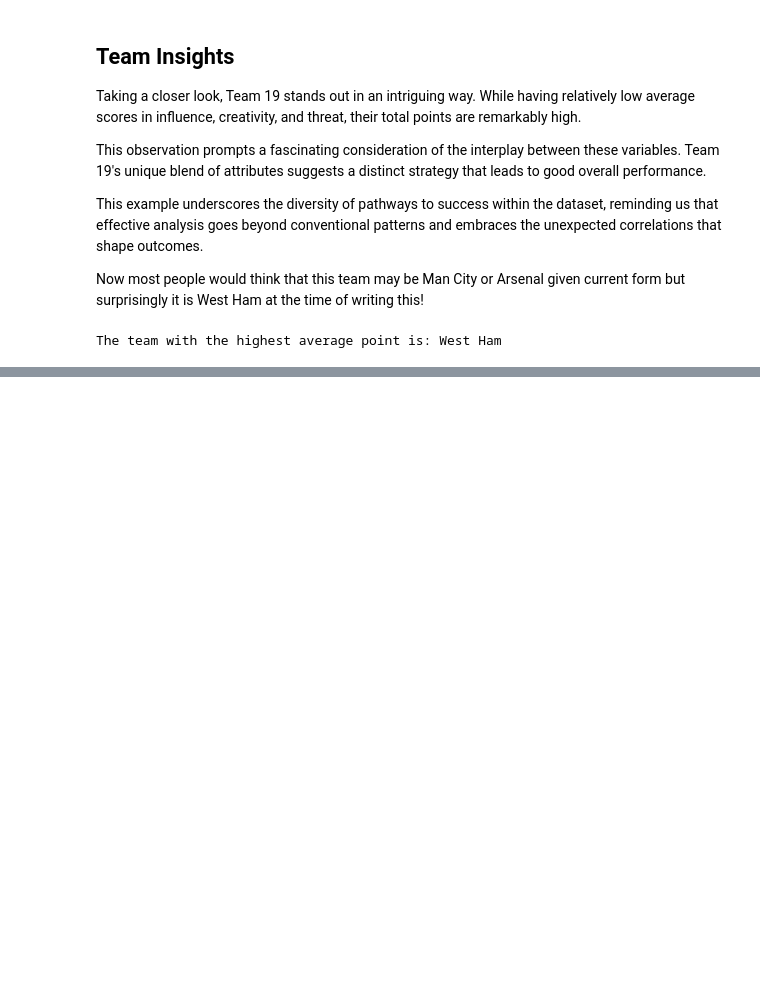
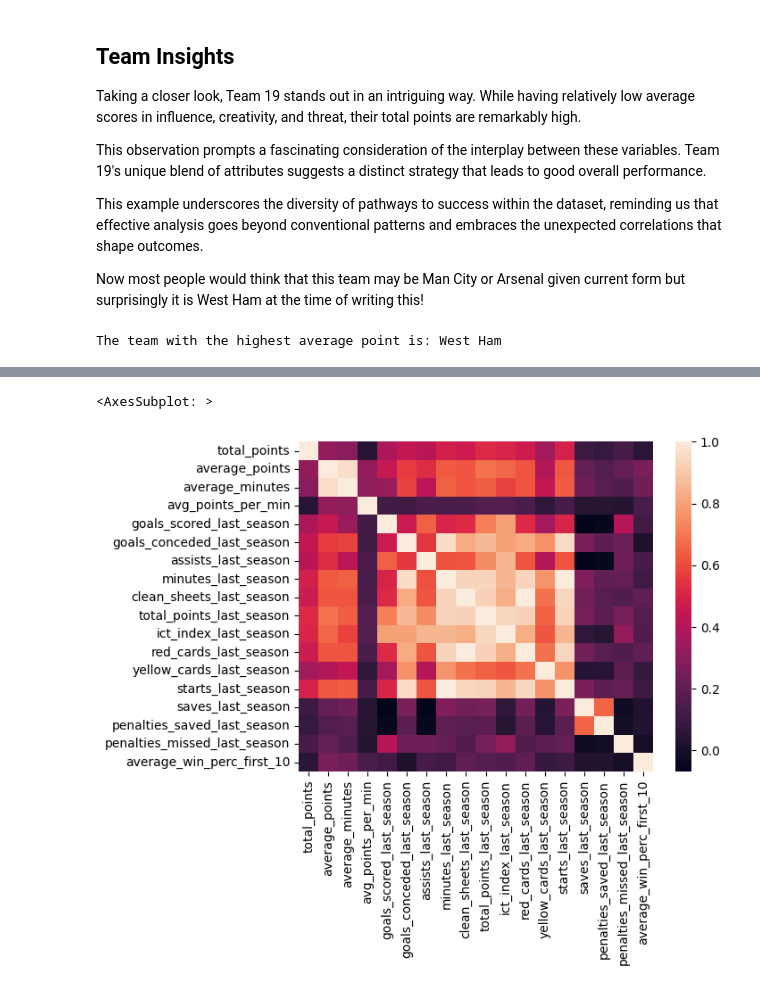
Before and after one commit to Benglennon123/fantasy_fpl, a Jupyter notebook: introduction.ipynb, the cells around one changed output, grey strips where cells are left out. Drawn from its saved outputs; the diff is of its cells as text; code cells hidden in the pictures; blank space fills up the shorter version.

```diff
--- a/introduction.ipynb
+++ b/introduction.ipynb
@@ -273,0 +319,9 @@ df = pd.read_csv('data/curated.csv')
+# %%
+var_list = ['total_points','average_points', 'average_minutes', 'avg_points_per_min',
+            'goals_scored_last_season', 'goals_conceded_last_season','assists_last_season', 'minutes_last_season','clean_sheets_last_season',
+            'total_points_last_season','ict_index_last_season', 'red_cards_last_season','yellow_cards_last_season', 'starts_last_season',
+            'saves_last_season','penalties_saved_last_season', 'penalties_missed_last_season','average_win_perc_first_10']
+sns.heatmap(df[var_list].corr())
+# %% [output]
+<AxesSubplot: >
+[figure, added]
```
Also changed, not shown: parts of 17 cells of this notebook, 3 other files.
